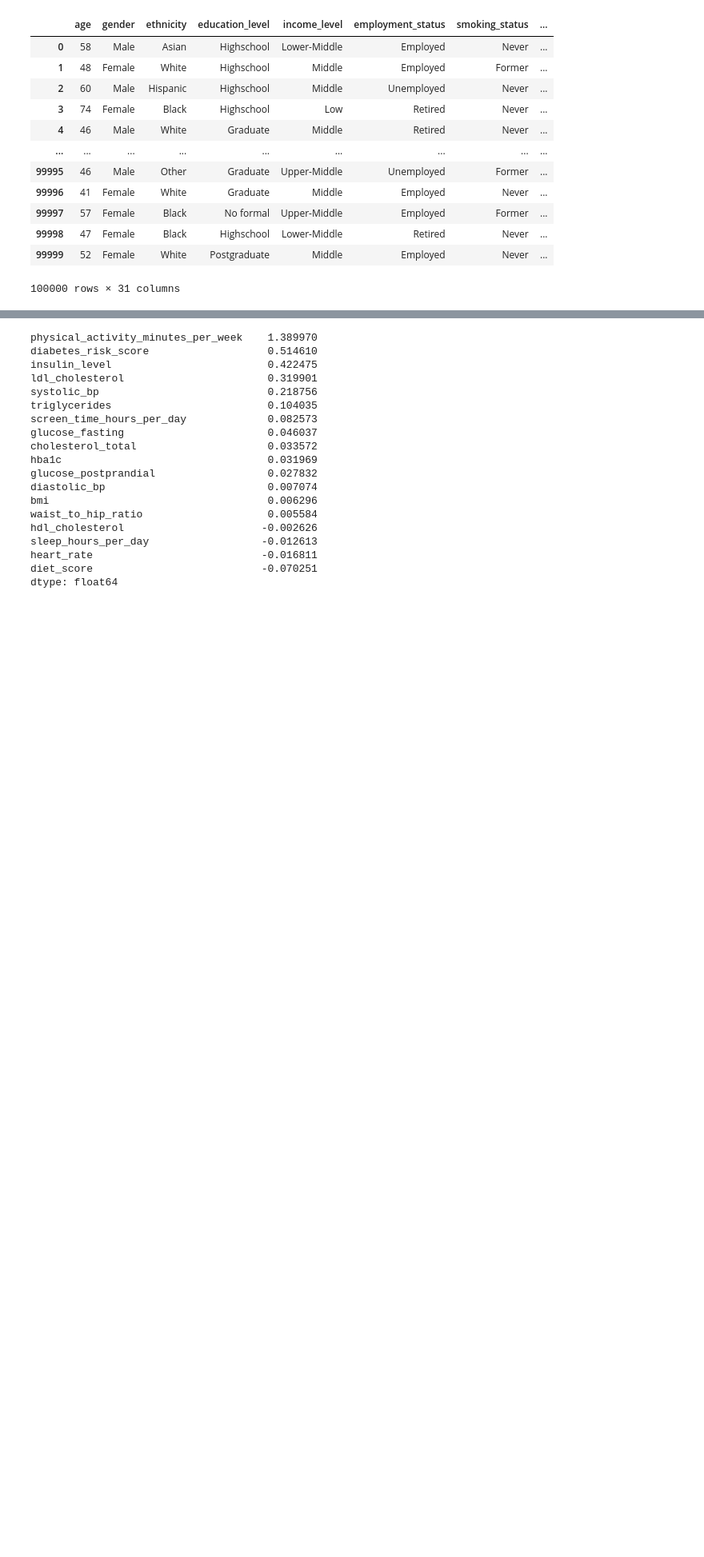
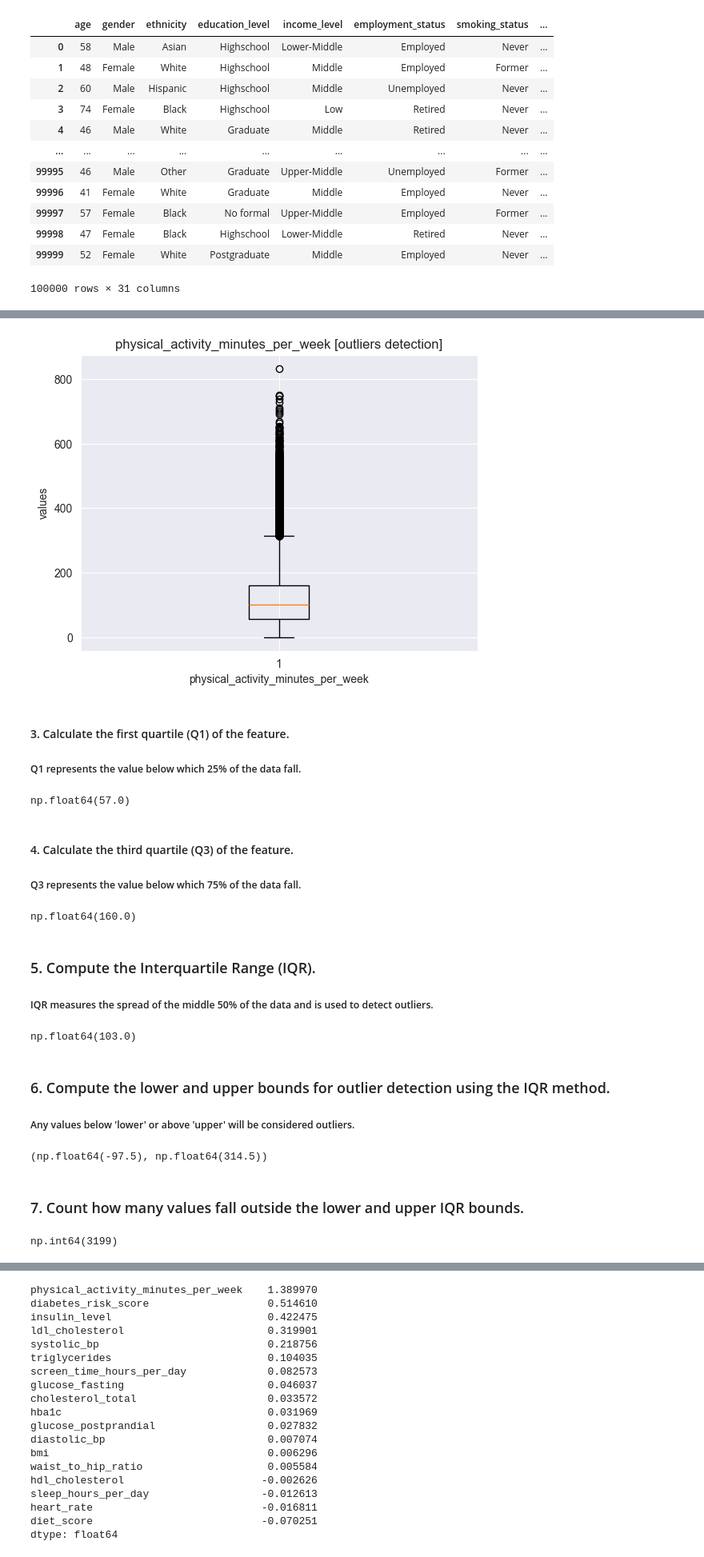
Before and after one commit to plamensve/diabets_health_indicators, a Jupyter notebook: notebooks/03_preprocessing.ipynb, the cells around one changed output, grey strips where cells are left out. Shown at 80% size. Drawn from its saved outputs; the diff is of its cells as text; code cells hidden in the pictures; blank space fills up the shorter version.

```diff
--- a/notebooks/03_preprocessing.ipynb
+++ b/notebooks/03_preprocessing.ipynb
@@ -50,0 +80,48 @@ data = data.astype(float)
+# %%
+plt.boxplot(data['physical_activity_minutes_per_week'])
+plt.title('physical_activity_minutes_per_week [outliers detection]')
+plt.xlabel('physical_activity_minutes_per_week')
+plt.ylabel('values')
+plt.show()
+# %% [output]
+[figure, added]
+# %% [markdown]
+#### 3. Calculate the first quartile (Q1) of the feature.
+##### Q1 represents the value below which 25% of the data fall.
+# %%
+Q1 = data['physical_activity_minutes_per_week'].quantile(0.25)
+Q1
+# %% [output]
+np.float64(57.0)
+# %% [markdown]
+#### 4. Calculate the third quartile (Q3) of the feature.
+##### Q3 represents the value below which 75% of the data fall.
+# %%
+Q3 = data['physical_activity_minutes_per_week'].quantile(0.75)
+Q3
+# %% [output]
+np.float64(160.0)
+# %% [markdown]
+### 5. Compute the Interquartile Range (IQR).
+##### IQR measures the spread of the middle 50% of the data and is used to detect outliers.
+# %%
+IQR = Q3 - Q1
+IQR
+# %% [output]
+np.float64(103.0)
+# %% [markdown]
+### 6. Compute the lower and upper bounds for outlier detection using the IQR method.
+##### Any values below 'lower' or above 'upper' will be considered outliers.
+# %%
+lower = Q1 - 1.5 * IQR
+upper = Q3 + 1.5 * IQR
+
+lower, upper
+# %% [output]
+(np.float64(-97.5), np.float64(314.5))
+# %% [markdown]
+### 7. Count how many values fall outside the lower and upper IQR bounds.
+# %%
+((data['physical_activity_minutes_per_week'] < lower) | (data['physical_activity_minutes_per_week'] > upper)).sum()
+# %% [output]
+np.int64(3199)
```
Also changed, not shown: parts of 28 cells of this notebook, 1 other file.
